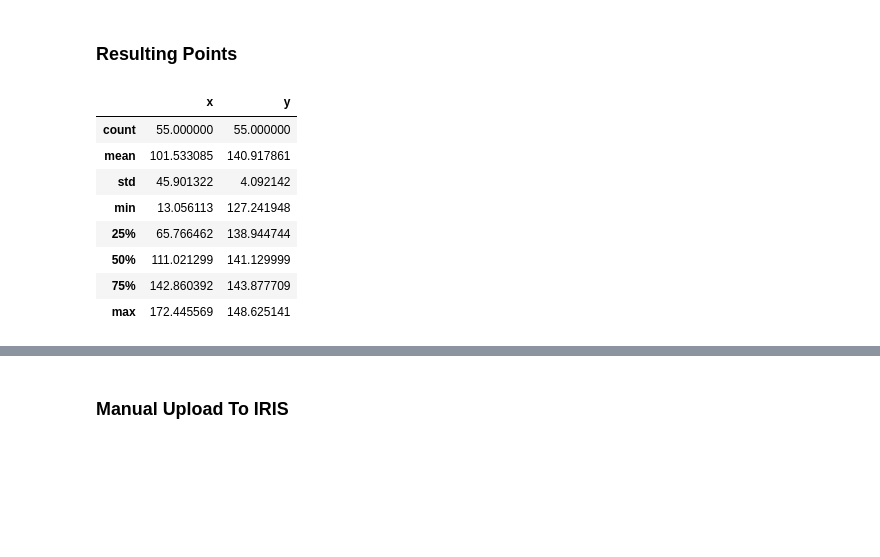
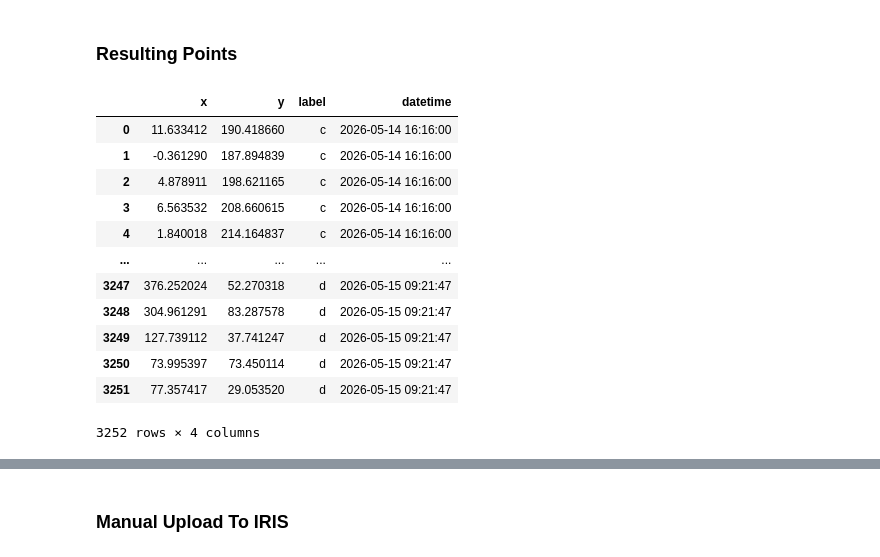
Before and after one commit to JorgeIvanJH/IRIS_and_MLflow-Continuous-Training-Pipeline, a Jupyter notebook: dur/data/mockdata_generator.ipynb, the cells around one changed output, grey strips where cells are left out. Cells and saved outputs as stored; diff of their text form; code cells hidden in the pictures; blank space fills up the shorter version.

```diff
--- a/dur/data/mockdata_generator.ipynb
+++ b/dur/data/mockdata_generator.ipynb
@@ -18,23 +19,30 @@ True
 # %% [markdown]
 ### Create Points
 # %%
-widget = ScatterWidget(height=200, width=200)
+widget = ScatterWidget(height=400, width=400)
 widget
 # %% [output]
 <drawdata.ScatterWidget object at 0x...>
 # %% [markdown]
 ### Resulting Points
 # %%
+prev_df = pd.read_csv("point_samples.csv")
 df = widget.data_as_pandas[["x", "y", "label"]]
+df["datetime"] = dt.datetime.now().strftime("%Y-%m-%d %H:%M:%S")
+df = pd.concat([prev_df, df], ignore_index=True)
 df.to_csv("point_samples.csv", index=False)
-df.describe()
+df
 # %% [output]
-|  | x | y |
-| count | 55.000000 | 55.000000 |
-| mean | 101.533085 | 140.917861 |
-| std | 45.901322 | 4.092142 |
-| min | 13.056113 | 127.241948 |
-| 25% | 65.766462 | 138.944744 |
-| 50% | 111.021299 | 141.129999 |
-| 75% | 142.860392 | 143.877709 |
-| max | 172.445569 | 148.625141 |
+|  | x | y | label | datetime |
+| 0 | 11.633412 | 190.418660 | c | 2026-05-14 16:16:00 |
+| 1 | -0.361290 | 187.894839 | c | 2026-05-14 16:16:00 |
+| 2 | 4.878911 | 198.621165 | c | 2026-05-14 16:16:00 |
+| 3 | 6.563532 | 208.660615 | c | 2026-05-14 16:16:00 |
+| 4 | 1.840018 | 214.164837 | c | 2026-05-14 16:16:00 |
+| ... | ... | ... | ... | ... |
+| 3247 | 376.252024 | 52.270318 | d | 2026-05-15 09:21:47 |
+| 3248 | 304.961291 | 83.287578 | d | 2026-05-15 09:21:47 |
+| 3249 | 127.739112 | 37.741247 | d | 2026-05-15 09:21:47 |
+| 3250 | 73.995397 | 73.450114 | d | 2026-05-15 09:21:47 |
+| 3251 | 77.357417 | 29.053520 | d | 2026-05-15 09:21:47 |
+3252 rows × 4 columns
```
Also changed, not shown: parts of 3 cells of this notebook, 4 other files.
